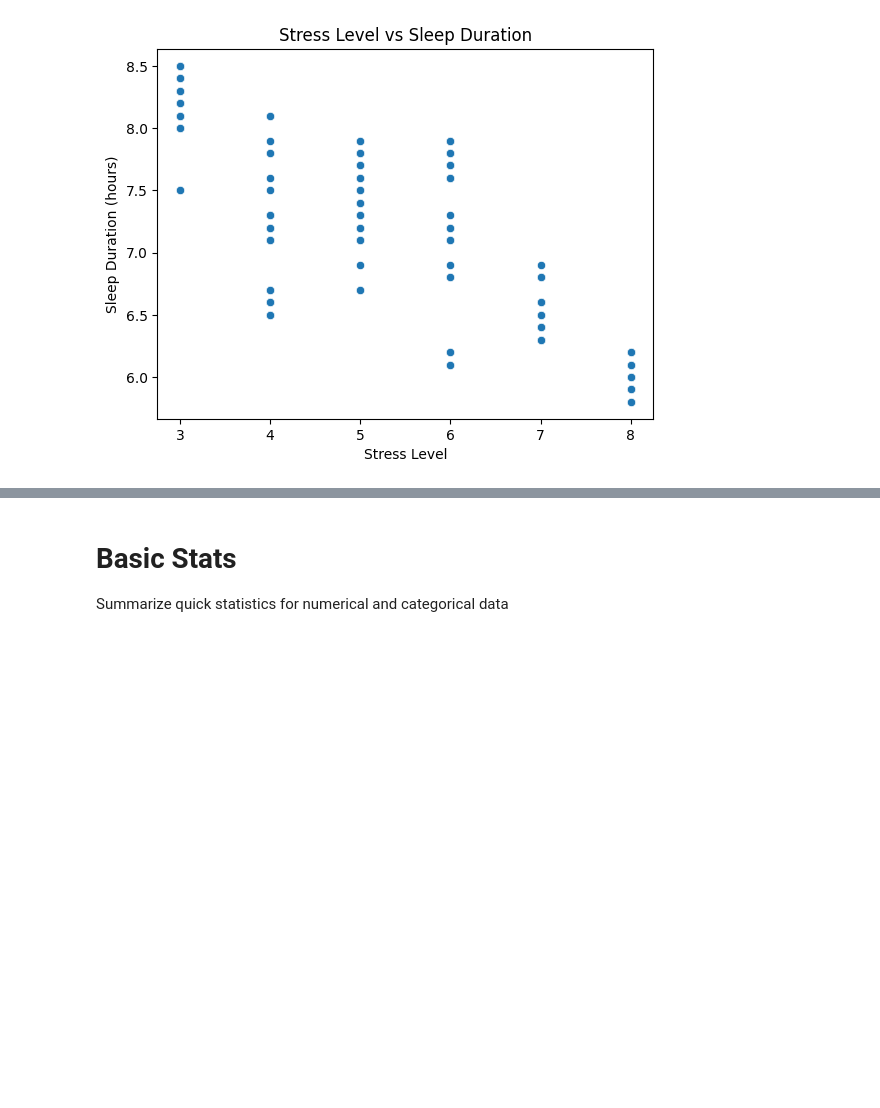
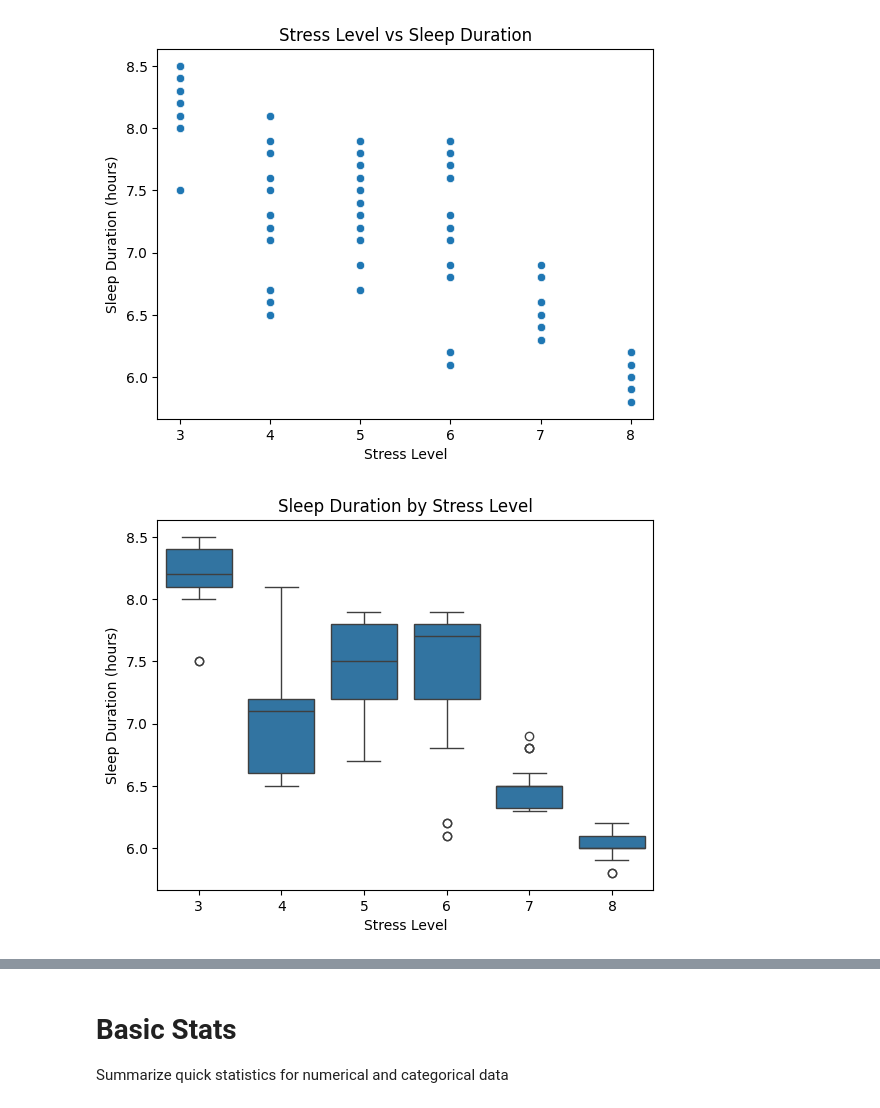
Before and after one commit to shamitsoni/Sleep-Health, a Jupyter notebook: notebooks/eda.ipynb, the cells around one changed output, grey strips where cells are left out. Cells and saved outputs as stored; diff of their text form; code cells hidden in the pictures; blank space fills up the shorter version.

Commit message:
Add stress vs sleep duration analysis
Include trends and findings for stress level vs. sleep duration. Add boxplot for outliers.

```diff
--- a/notebooks/eda.ipynb
+++ b/notebooks/eda.ipynb
@@ -87,3 +87,12 @@ plt.ylabel('Sleep Duration (hours)')
 plt.show()
 # %% [output]
 [figure]
+# %%
+# Boxplot to check for outliers
+sns.boxplot(data=df, x='stress_level', y='sleep_duration')
+plt.title('Sleep Duration by Stress Level')
+plt.xlabel('Stress Level')
+plt.ylabel('Sleep Duration (hours)')
+plt.show()
+# %% [output]
+[figure, added]
```
Also changed, not shown: parts of 1 cell of this notebook.
